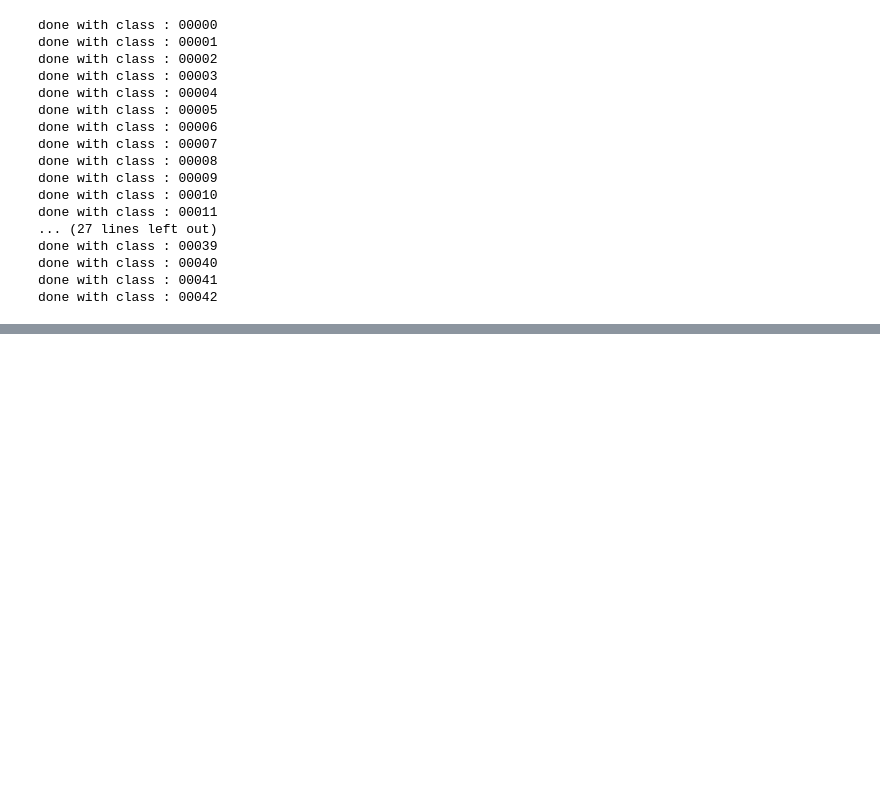
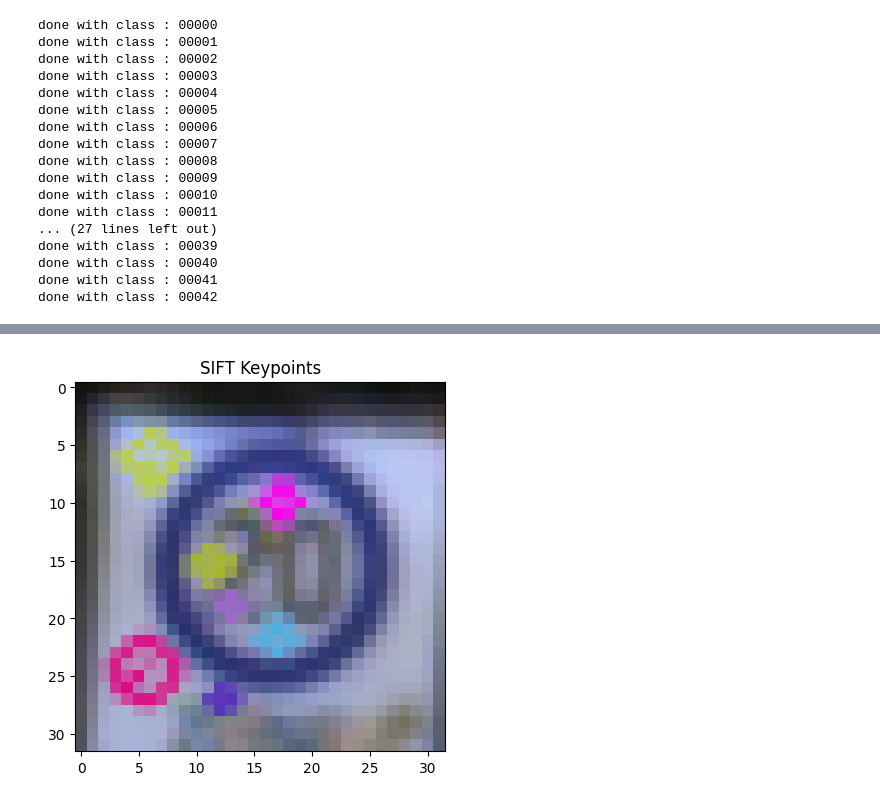
Before and after one commit to tadros12/Traffic_signs, a Jupyter notebook: project.ipynb, the cells around one changed output, grey strips where cells are left out. Drawn from its saved outputs; the diff is of its cells as text; code cells hidden in the pictures; blank space fills up the shorter version.

```diff
--- a/project.ipynb
+++ b/project.ipynb
@@ -109,0 +125,11 @@ plt.show()
+# %%
+image_uint8 = (x[test_img] * 255).astype(np.uint8)
+
+
+image_with_keypoints = cv2.drawKeypoints(image_uint8, keypoints[test_img], None, flags=cv2.DRAW_MATCHES_FLAGS_DRAW_RICH_KEYPOINTS)
+
+plt.imshow(image_with_keypoints, cmap="gray")
+plt.title("SIFT Keypoints")
+plt.show()
+# %% [output]
+[figure, added]
```
Also changed, not shown: parts of 8 cells of this notebook.
